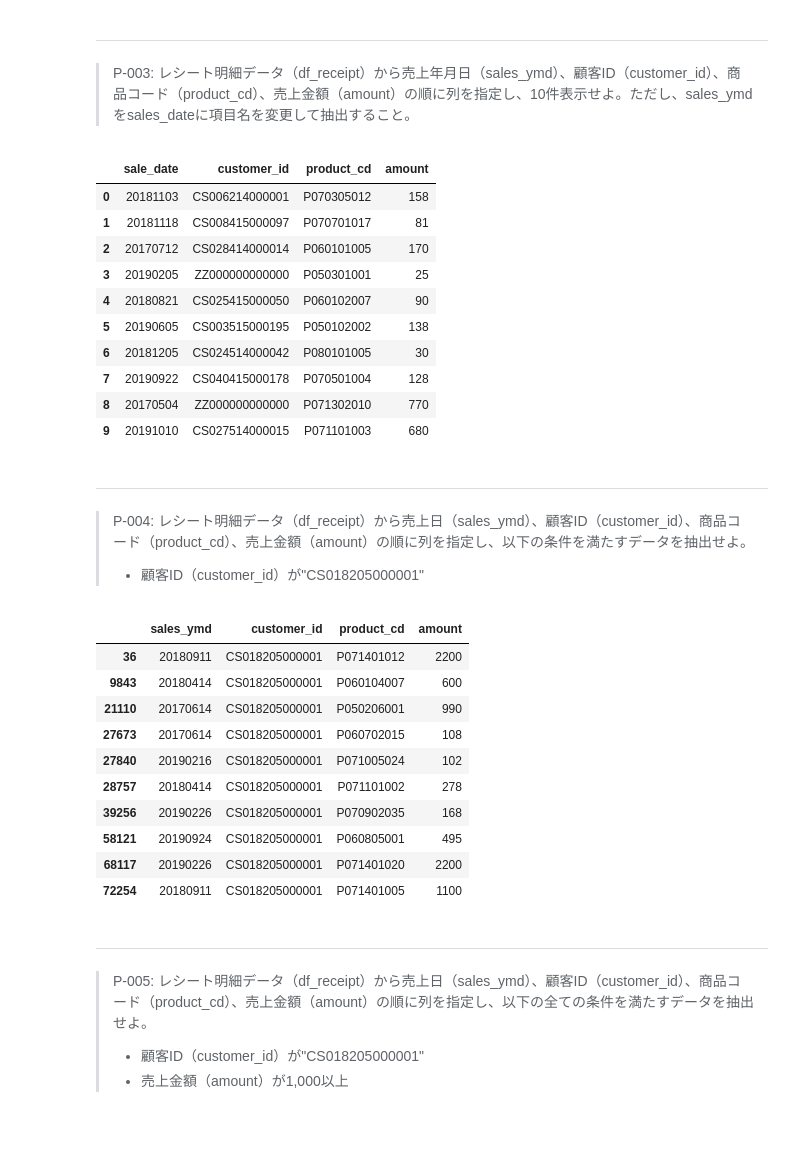
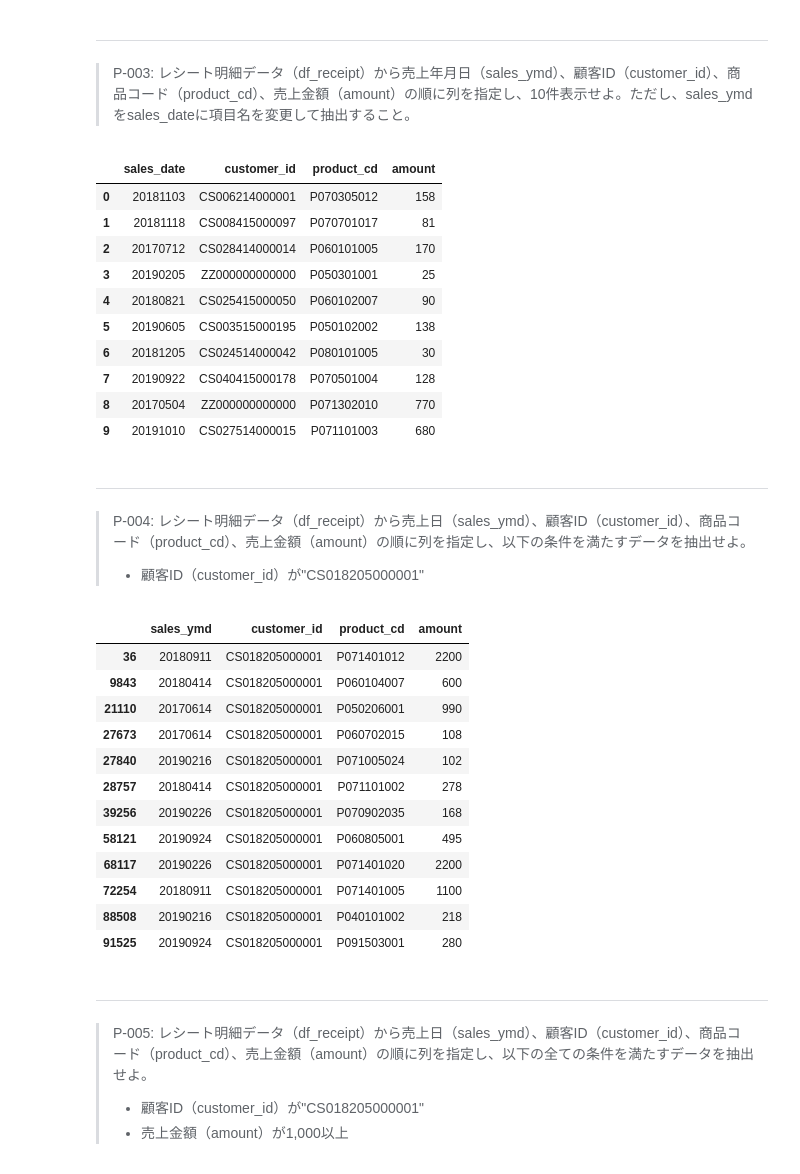
Before and after one commit to palakpaneerer/100knocks-preprocess, a Jupyter notebook: docker/work/preprocess_knock_Python.ipynb, the cells around one changed output. Drawn from its saved outputs; the diff is of its cells as text; code cells hidden in the pictures; blank space fills up the shorter version.

```diff
--- a/docker/work/preprocess_knock_Python.ipynb
+++ b/docker/work/preprocess_knock_Python.ipynb
@@ -108,11 +108,11 @@ df_receipt[['sales_ymd', 'customer_id', 'product_cd', 'amount']].head(10)
 ---
 > P-003: レシート明細データ（df_receipt）から売上年月日（sales_ymd）、顧客ID（customer_id）、商品コード（product_cd）、売上金額（amount）の順に列を指定し、10件表示せよ。ただし、sales_ymdをsales_dateに項目名を変更して抽出すること。
 # %%
-df_tmp = df_receipt[['sales_ymd', 'customer_id', 'product_cd', 'amount']]
-df_tmp = df_tmp.rename(columns={'sales_ymd':'sale_date'})
+df_tmp = df_receipt[['sales_ymd','customer_id','product_cd','amount']]
+df_tmp = df_tmp.rename(columns={'sales_ymd':'sales_date'})
 df_tmp.head(10)
 # %% [output]
-|  | sale_date | customer_id | product_cd | amount |
+|  | sales_date | customer_id | product_cd | amount |
 | 0 | 20181103 | CS006214000001 | P070305012 | 158 |
 | 1 | 20181118 | CS008415000097 | P070701017 | 81 |
 | 2 | 20170712 | CS028414000014 | P060101005 | 170 |
@@ -128,20 +128,21 @@ df_tmp.head(10)
 > P-004: レシート明細データ（df_receipt）から売上日（sales_ymd）、顧客ID（customer_id）、商品コード（product_cd）、売上金額（amount）の順に列を指定し、以下の条件を満たすデータを抽出せよ。
 > - 顧客ID（customer_id）が"CS018205000001"
 # %%
-df_tmp = df_receipt[['sales_ymd', 'customer_id', 'product_cd', 'amount']]
-df_tmp.query('customer_id == "CS018205000001"').head(10)
+df_receipt[['sales_ymd','customer_id','product_cd','amount']].query('customer_id=="CS018205000001"', engine='python')
 # %% [output]
 |  | sales_ymd | customer_id | product_cd | amount |
 | 36 | 20180911 | CS018205000001 | P071401012 | 2200 |
 | 9843 | 20180414 | CS018205000001 | P060104007 | 600 |
 | 21110 | 20170614 | CS018205000001 | P050206001 | 990 |
 | 27673 | 20170614 | CS018205000001 | P060702015 | 108 |
 | 27840 | 20190216 | CS018205000001 | P071005024 | 102 |
 | 28757 | 20180414 | CS018205000001 | P071101002 | 278 |
 | 39256 | 20190226 | CS018205000001 | P070902035 | 168 |
 | 58121 | 20190924 | CS018205000001 | P060805001 | 495 |
 | 68117 | 20190226 | CS018205000001 | P071401020 | 2200 |
 | 72254 | 20180911 | CS018205000001 | P071401005 | 1100 |
+| 88508 | 20190216 | CS018205000001 | P040101002 | 218 |
+| 91525 | 20190924 | CS018205000001 | P091503001 | 280 |
 # %% [markdown]
 ---
 > P-005: レシート明細データ（df_receipt）から売上日（sales_ymd）、顧客ID（customer_id）、商品コード（product_cd）、売上金額（amount）の順に列を指定し、以下の全ての条件を満たすデータを抽出せよ。
```
Also changed, not shown: parts of 54 cells of this notebook, 1 other file.
